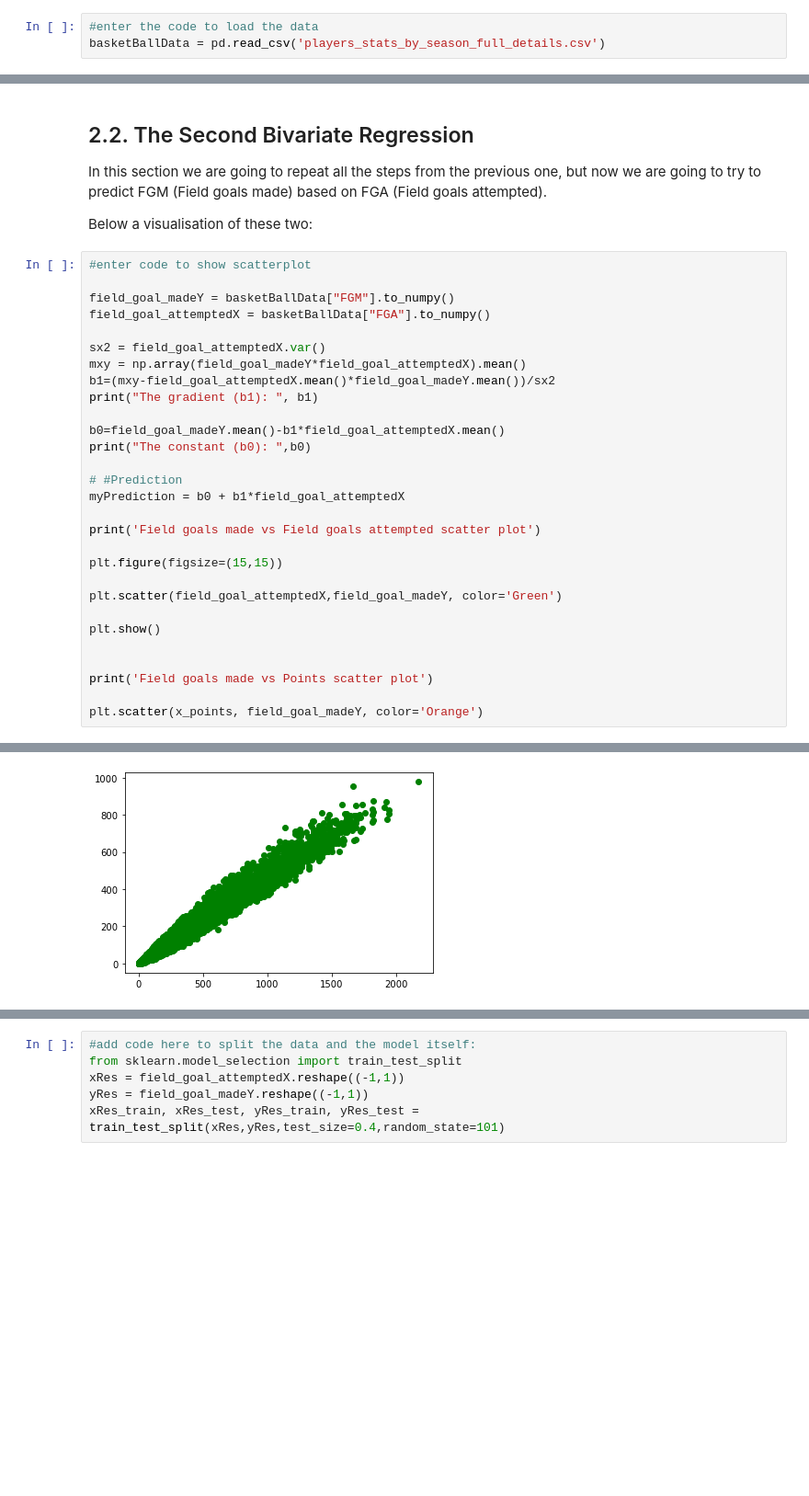
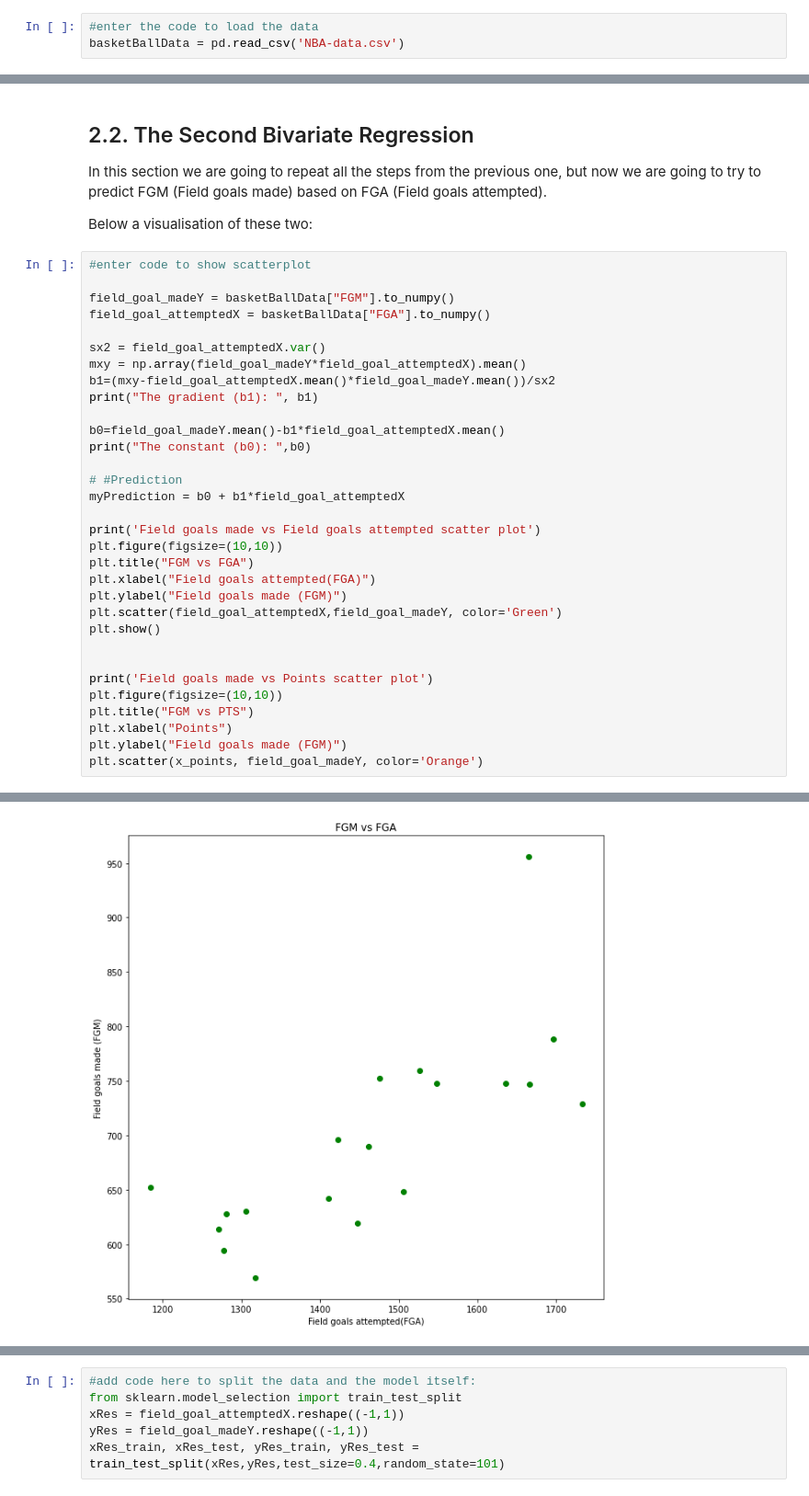
Before and after one commit to stephenpangga/Data-mining-and-statistics, a Jupyter notebook: Week 4/try-assignment/DMS - S4 - Assignment 1 - Template - clean.ipynb, the cells around one changed output, grey strips where cells are left out. Shown at 92% size. Saved outputs shown, nothing was run; the diff lists cells and outputs as text; blank space fills up the shorter version.

```diff
--- a/Week 4/try-assignment/DMS - S4 - Assignment 1 - Template - clean.ipynb
+++ b/Week 4/try-assignment/DMS - S4 - Assignment 1 - Template - clean.ipynb
@@ -85,7 +85,7 @@ seaborn already installed, only imported
 We are going to use the datafile Basketball_season_1999-2000.csv</span>. This contains data from the 1999-2000 Basketball season player data</span>.
 # %%
 #enter the code to load the data
-basketBallData = pd.read_csv('players_stats_by_season_full_details.csv')
+basketBallData = pd.read_csv('NBA-data.csv')
 # %% [markdown]
 Here's a quick look at the data:
 # %%
@@ -247,15 +250,18 @@ print("The constant (b0): ",b0)
 myPrediction = b0 + b1*field_goal_attemptedX
 
 print('Field goals made vs Field goals attempted scatter plot')
-
-plt.figure(figsize=(15,15))
-
+plt.figure(figsize=(10,10))
+plt.title("FGM vs FGA")
+plt.xlabel("Field goals attempted(FGA)")
+plt.ylabel("Field goals made (FGM)")
 plt.scatter(field_goal_attemptedX,field_goal_madeY, color='Green')
-
 plt.show()
 
 
 print('Field goals made vs Points scatter plot')
-
+plt.figure(figsize=(10,10))
+plt.title("FGM vs PTS")
+plt.xlabel("Points")
+plt.ylabel("Field goals made (FGM)")
 plt.scatter(x_points, field_goal_madeY, color='Orange')
 # %% [output]
@@ -264,4 +270,4 @@ The constant (b0):  -0.5822814817578461
 Field goals made vs Field goals attempted scatter plot
-[figure, old version]
+[figure, new version]
 Field goals made vs Points scatter plot
 <matplotlib.collections.PathCollection at 0x...>
```
Also changed, not shown: parts of 20 cells of this notebook.
